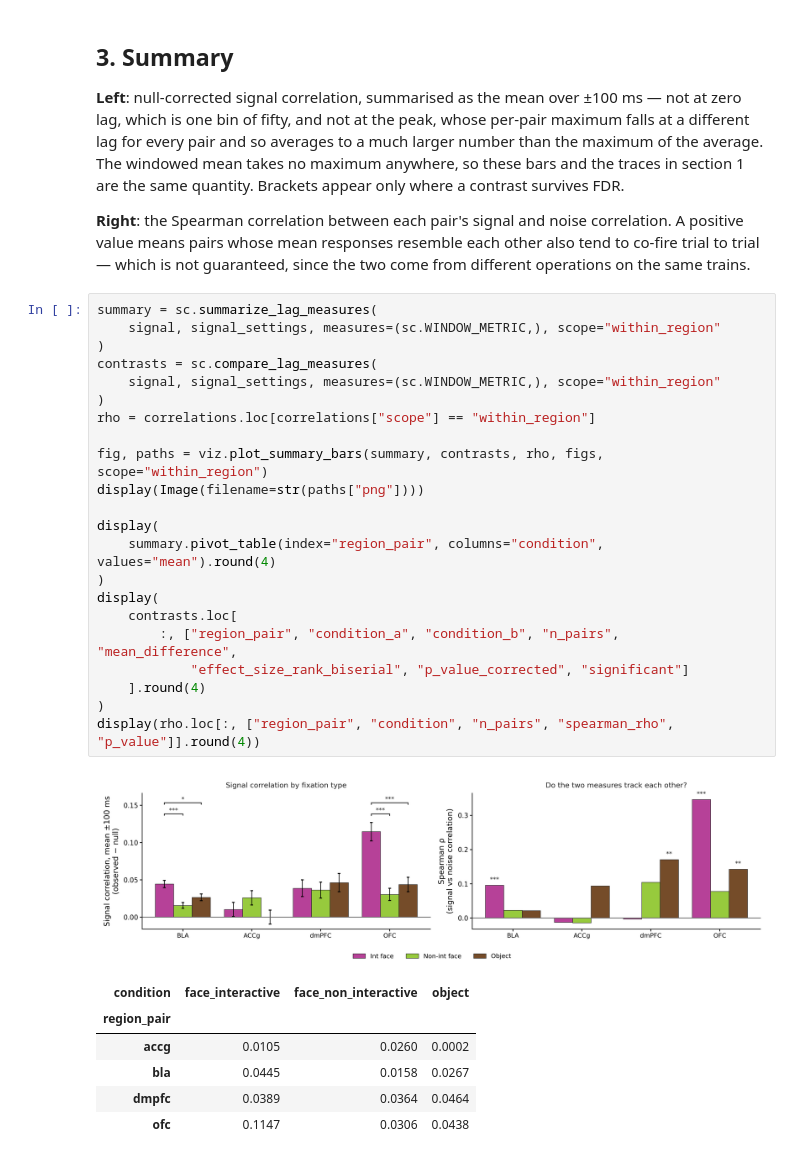
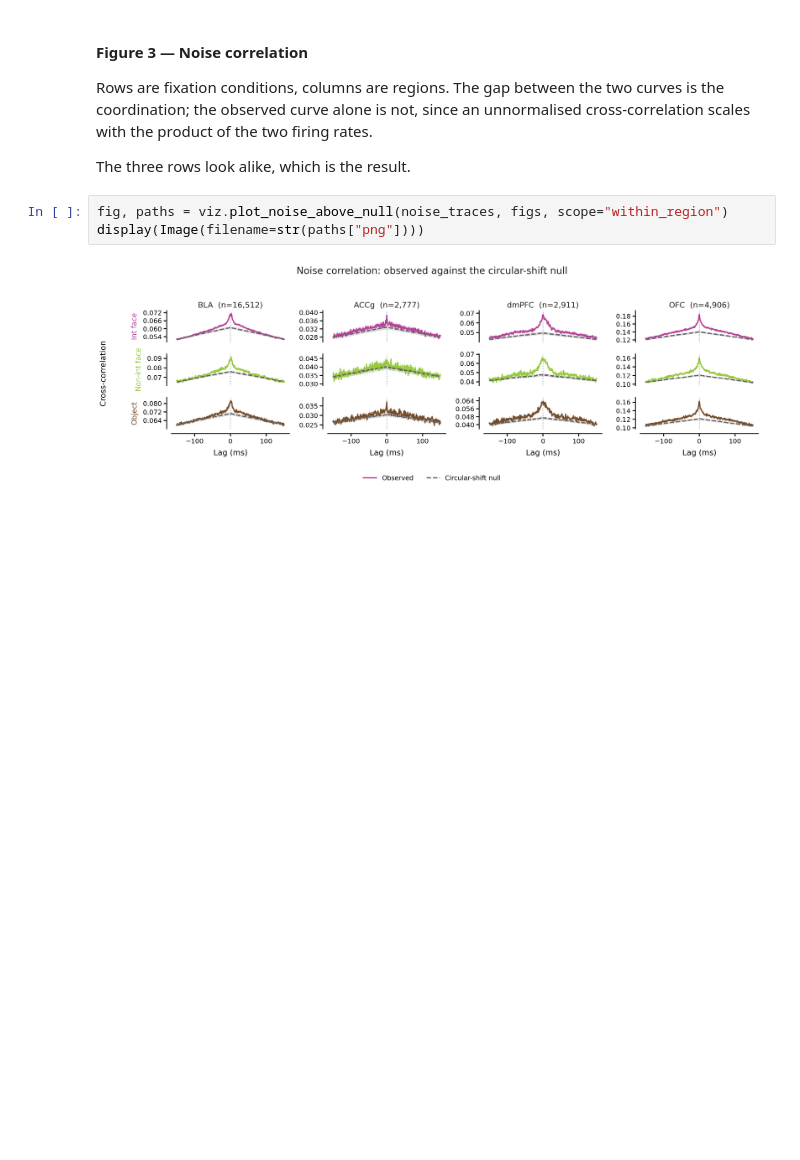
Before and after one commit to gprabaha/dal_monte_2022_analysis, a Jupyter notebook: notebooks/pair_correlation_overview/pair_correlation_overview.ipynb, the cells around one changed output. Drawn from its saved outputs; the diff is of its cells as text; blank space fills up the shorter version.

```diff
--- a/notebooks/pair_correlation_overview/pair_correlation_overview.ipynb
+++ b/notebooks/pair_correlation_overview/pair_correlation_overview.ipynb
@@ -135,44 +271,13 @@ display(Image(filename=str(paths["png"])))
 # %% [markdown]
-## 3. Summary
+#### Figure 3 — Noise correlation
 
-**Left**: null-corrected signal correlation, summarised as the mean over ±100 ms
-— not at zero lag, which is one bin of fifty, and not at the peak, whose
-per-pair maximum falls at a different lag for every pair and so averages to a
-much larger number than the maximum of the average. The windowed mean takes no
-maximum anywhere, so these bars and the traces in section 1 are the same
-quantity. Brackets appear only where a contrast survives FDR.
+Rows are fixation conditions, columns are regions. The gap between the two
+curves is the coordination; the observed curve alone is not, since an
+unnormalised cross-correlation scales with the product of the two firing rates.
 
-**Right**: the Spearman correlation between each pair's signal and noise
-correlation. A positive value means pairs whose mean responses resemble each
-other also tend to co-fire trial to trial — which is not guaranteed, since the
-two come from different operations on the same trains.
+The three rows look alike, which is the result.
 # %%
-summary = sc.summarize_lag_measures(
-    signal, signal_settings, measures=(sc.WINDOW_METRIC,), scope="within_region"
-)
-contrasts = sc.compare_lag_measures(
-    signal, signal_settings, measures=(sc.WINDOW_METRIC,), scope="within_region"
-)
-rho = correlations.loc[correlations["scope"] == "within_region"]
-
-fig, paths = viz.plot_summary_bars(summary, contrasts, rho, figs, scope="within_region")
+fig, paths = viz.plot_noise_above_null(noise_traces, figs, scope="within_region")
 display(Image(filename=str(paths["png"])))
-
-display(
-    summary.pivot_table(index="region_pair", columns="condition", values="mean").round(4)
-)
-display(
-    contrasts.loc[
-        :, ["region_pair", "condition_a", "condition_b", "n_pairs", "mean_difference",
-            "effect_size_rank_biserial", "p_value_corrected", "significant"]
-    ].round(4)
-)
-display(rho.loc[:, ["region_pair", "condition", "n_pairs", "spearman_rho", "p_value"]].round(4))
 # %% [output]
-[figure, old version]
+[figure, new version]
-| condition | face_interactive | face_non_interactive | object |
-| region_pair |  |  |  |
-| accg | 0.0105 | 0.0260 | 0.0002 |
-| bla | 0.0445 | 0.0158 | 0.0267 |
-| dmpfc | 0.0389 | 0.0364 | 0.0464 |
-| ofc | 0.1147 | 0.0306 | 0.0438 |
```
Also changed, not shown: parts of 20 cells of this notebook, 5 other files.
